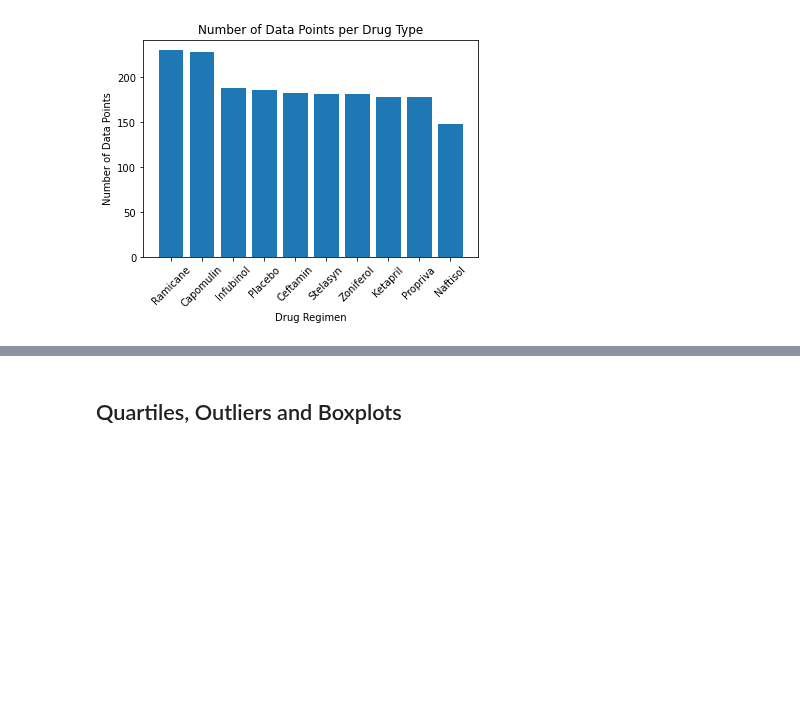
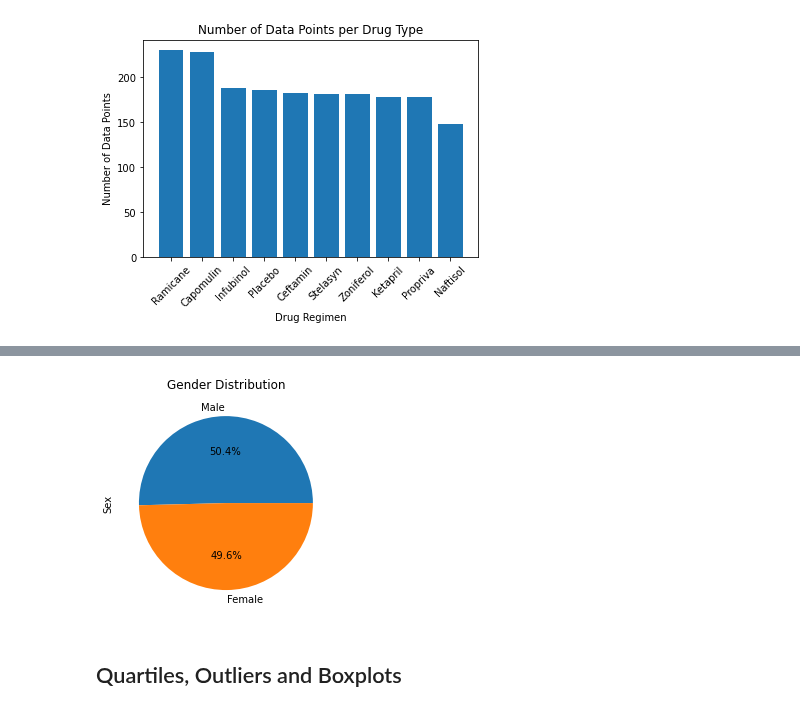
Before and after one commit to rebekahcallkacz/matplotlib-challenge, a Jupyter notebook: Pymaceuticals/main.ipynb, the cells around one changed output, grey strips where cells are left out. Saved outputs shown, nothing was run; the diff lists cells and outputs as text; code cells hidden in the pictures; blank space fills up the shorter version.

```diff
--- a/Pymaceuticals/main.ipynb
+++ b/Pymaceuticals/main.ipynb
@@ -164,5 +166,11 @@ plt.show()
 # %%
 # Generate a pie plot showing the distribution of female versus male mice using pyplot
+plt.pie(gender_distribution, labels= gender_distribution.keys(), autopct='%1.1f%%')
+plt.ylabel('Sex')
+plt.title('Gender Distribution')
+plt.show()
+# %% [output]
+[figure, added]
 # %% [markdown]
 ## Quartiles, Outliers and Boxplots
 # %%
```
Also changed, not shown: parts of 7 cells of this notebook.
